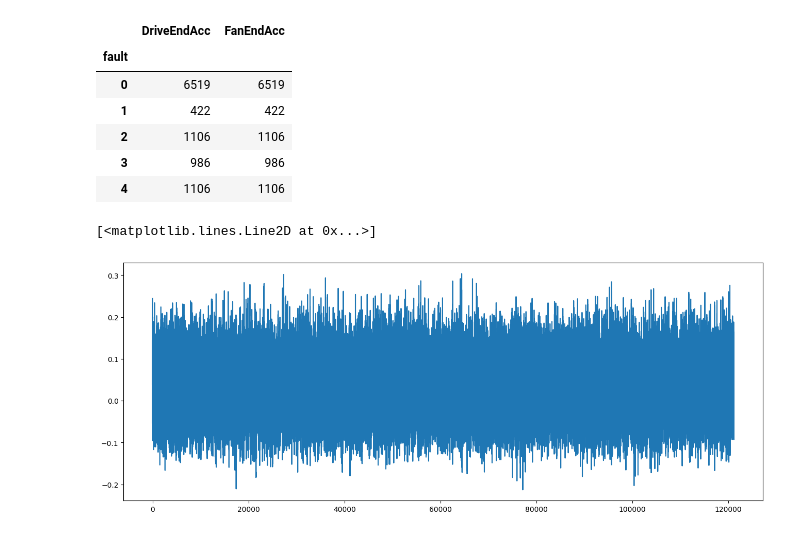
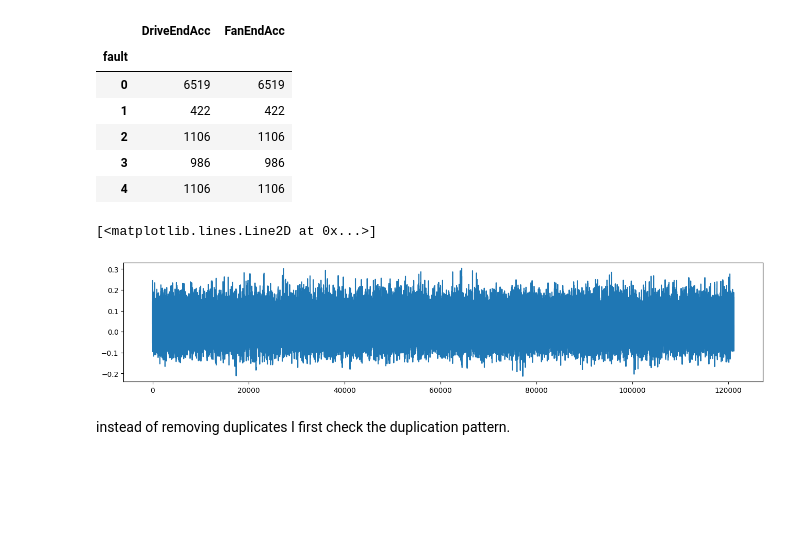
Before and after one commit to h4ppy0wl/PdM01, a Jupyter notebook: bearings01_EDA.ipynb, the cells around one changed output. Saved outputs shown, nothing was run; the diff lists cells and outputs as text; code cells hidden in the pictures; blank space fills up the shorter version.

Commit message:
first03

```diff
--- a/bearings01_EDA.ipynb
+++ b/bearings01_EDA.ipynb
@@ -163,8 +163,10 @@ just_duplicates.groupby('fault').count()
 | 3 | 986 | 986 |
 | 4 | 1106 | 1106 |
 # %%
-plt.figure(figsize = (16,6))
+plt.figure(figsize = (16,3))
 plt.plot(range(0, len(df_normal.iloc[:,0])), df_normal.iloc[:,1])
 # %% [output]
 [<matplotlib.lines.Line2D at 0x...>]
-[figure, old version]
+[figure, new version]
+# %% [markdown]
+instead of removing duplicates I first check the duplication pattern.
```
